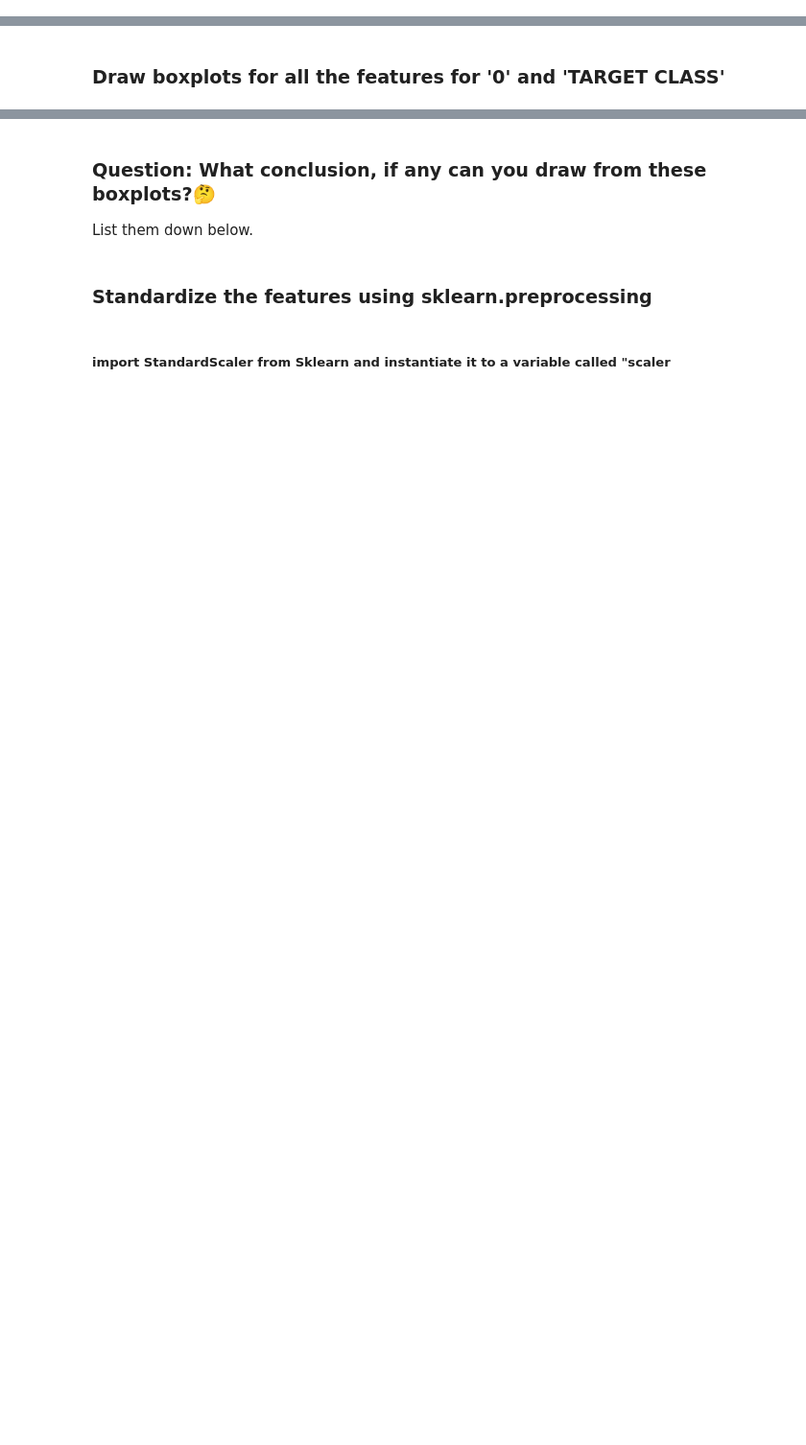
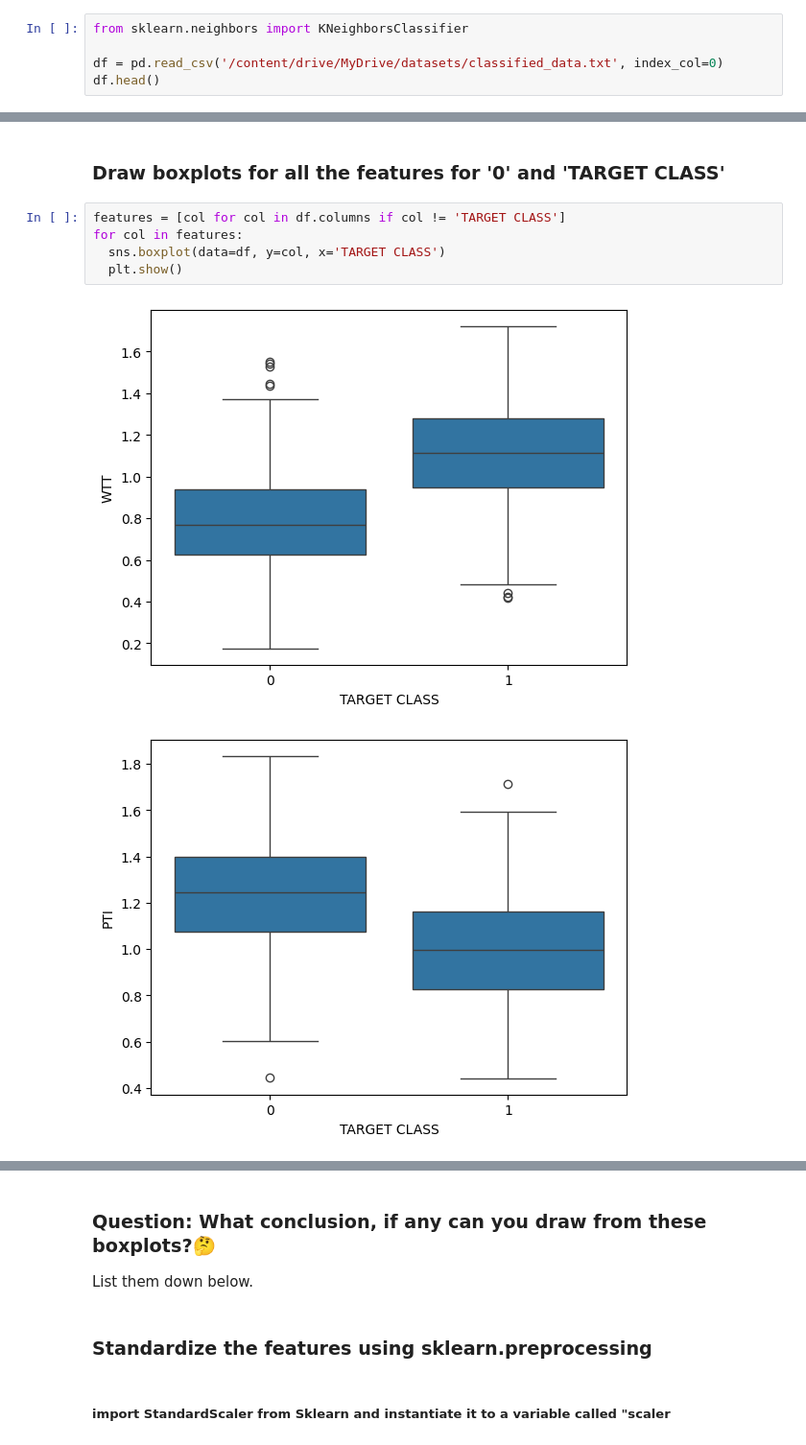
Before and after one commit to notsamaltman/Synapse_LP, a Jupyter notebook: Synapse_LP_Task2.ipynb, the cells around one changed output, grey strips where cells are left out. Shown at 96% size. Cells and saved outputs as stored; diff of their text form; blank space fills up the shorter version.

```diff
--- a/Synapse_LP_Task2.ipynb
+++ b/Synapse_LP_Task2.ipynb
@@ -373,3 +402,8 @@ Link to the dataset is here - https://drive.google.com/file/d/1bVOfBJYUr0JtZ7pp1
 Import the 'classified_data.txt' dataset using pandas and print the first five columns.
 
 Use "index_col" parameter to index the dataframe according to the first column. Otherwise, a new column would get created. Call this new dataframe 'df'.
+# %%
+from sklearn.neighbors import KNeighborsClassifier
+
+df = pd.read_csv('/content/drive/MyDrive/datasets/classified_data.txt', index_col=0)
+df.head()
@@ -382,2 +456,10 @@ If you're wondering what these column names signify, well they are classified as
 # %% [markdown]
 ### Draw boxplots for all the features for '0' and 'TARGET CLASS'
+# %%
+features = [col for col in df.columns if col != 'TARGET CLASS']
+for col in features:
+  sns.boxplot(data=df, y=col, x='TARGET CLASS')
+  plt.show()
+# %% [output]
+[figure, added]
+[figure, added]
```
Also changed, not shown: parts of 18 cells of this notebook.
